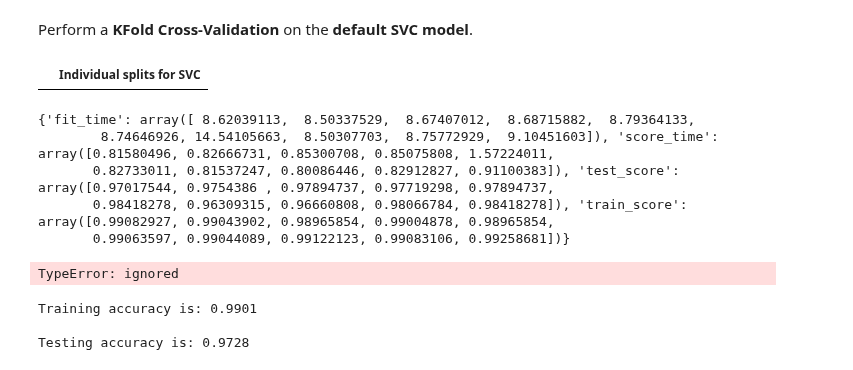
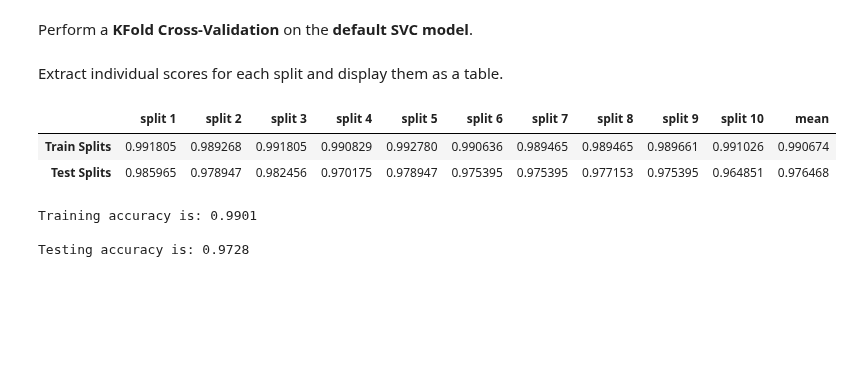
Before and after one commit to CSpanias/spam_filter_bootcamp, a Jupyter notebook: spam_filter.ipynb, the cells around one changed output. Cells and saved outputs as stored; diff of their text form; code cells hidden in the pictures; blank space fills up the shorter version.

```diff
--- a/spam_filter.ipynb
+++ b/spam_filter.ipynb
@@ -449,35 +449,43 @@ svc = SVC()
 
 # calculate the accuracy score of each of the 5 train/test sets
 svc_scores = cross_validate(svc, X, y, cv=kfold, return_train_score=True)
-
-# convert list of scores to dataframe
-svc_splits = pd.DataFrame(svc_scores, columns = ['Individual splits for SVC'])
-# display dataframe as a table
-display(svc_splits)
-
-# print average cross-validation score with default parameteres
-#print('\nAverage stratified cross-validation score with default SVC:',
- #     round(svc_scores.mean(), 4))
-
-# use cross_val_predict to generate K-Fold predictions
-#y_pred = cross_val_predict(svc, X, y, cv=10)
-# %% [output]
-|  | Individual splits for SVC |
-# %%
-print(svc_scores)
-K=4
-key = ['test_score', 'train_score']
-res = {key: val[:K] for keys, val in svc_scores.items()}
-
-# printing result
-print("The dictionary after conversion " + str(res))
-# %% [output]
-{'fit_time': array([ 8.62039113,  8.50337529,  8.67407012,  8.68715882,  8.79364133,
-        8.74646926, 14.54105663,  8.50307703,  8.75772929,  9.10451603]), 'score_time': array([0.81580496, 0.82666731, 0.85300708, 0.85075808, 1.57224011,
-       0.82733011, 0.81537247, 0.80086446, 0.82912827, 0.91100383]), 'test_score': array([0.97017544, 0.9754386 , 0.97894737, 0.97719298, 0.97894737,
-       0.98418278, 0.96309315, 0.96660808, 0.98066784, 0.98418278]), 'train_score': array([0.99082927, 0.99043902, 0.98965854, 0.99004878, 0.98965854,
-       0.99063597, 0.99044089, 0.99122123, 0.99083106, 0.99258681])}
-TypeError: ignored
+# %% [markdown]
+Extract individual scores for each split and display them as a table.
+# %%
+train_splits = []
+test_splits = []
+for key, value in svc_scores.items():
+  if key == 'train_score':
+    train_splits.append(value)
+  if key == 'test_score':
+    test_splits.append(value)
+
+# set column names
+split_cols_names = ['split 1', 'split 2', 'split 3', 'split 4', 'split 5',
+                    'split 6', 'split 7', 'split 8', 'split 9', 'split 10']
+
+# convert lists of scores to dataframe
+train_scores = pd.DataFrame(train_splits, columns=split_cols_names)
+test_scores = pd.DataFrame(test_splits, columns=split_cols_names)
+
+# rename rows
+train_scores.rename(index = {0: "Train Splits"}, inplace = True)
+test_scores.rename(index = {0: "Test Splits"}, inplace = True)
+
+# merge both dataframes into a single one
+data = train_scores.append(test_scores)
+
+# calculate mean scores
+mean_scores = data.mean(axis=1)
+
+# append column to the dataframe
+data['mean'] = mean_scores
+# display dataframe as a tables
+display(data)
+# %% [output]
+|  | split 1 | split 2 | split 3 | split 4 | split 5 | split 6 | split 7 | split 8 | split 9 | split 10 | mean |
+| Train Splits | 0.991805 | 0.989268 | 0.991805 | 0.990829 | 0.992780 | 0.990636 | 0.989465 | 0.989465 | 0.989661 | 0.991026 | 0.990674 |
+| Test Splits | 0.985965 | 0.978947 | 0.982456 | 0.970175 | 0.978947 | 0.975395 | 0.975395 | 0.977153 | 0.975395 | 0.964851 | 0.976468 |
 # %%
 # train the model with training data
 svc.fit(X_train, y_train)
```
Also changed, not shown: parts of 7 cells of this notebook.
